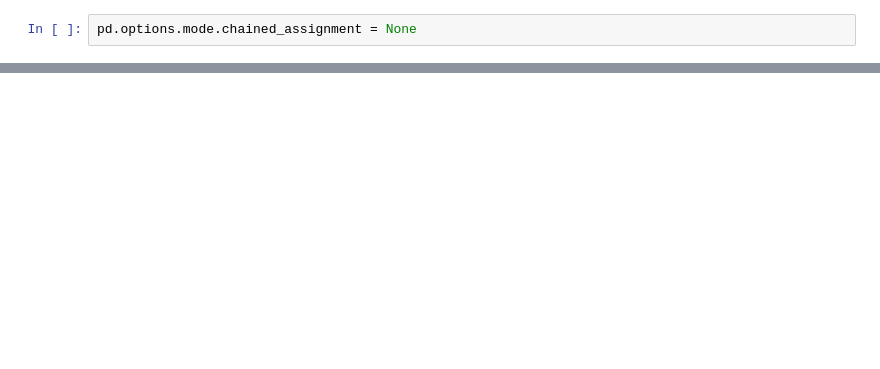
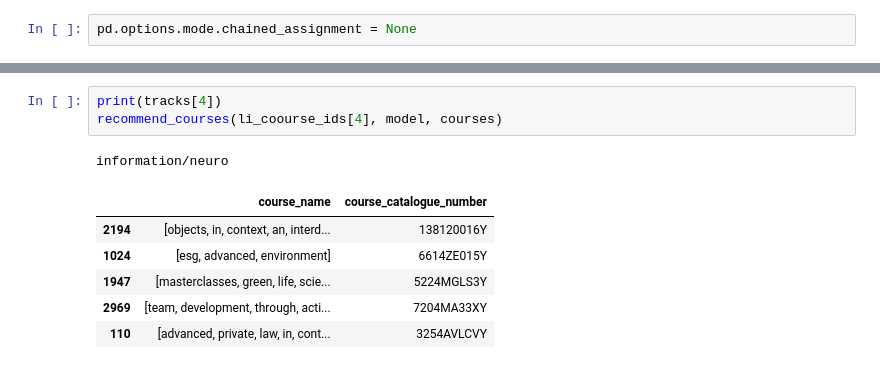
Before and after one commit to adriannazaranska/text_mining_project, a Jupyter notebook: Project_TM.ipynb, the cells around one changed output, grey strips where cells are left out. Drawn from its saved outputs; the diff is of its cells as text; blank space fills up the shorter version.

```diff
--- a/Project_TM.ipynb
+++ b/Project_TM.ipynb
@@ -94,0 +233,11 @@ recommend_courses('900264SCIY')
+# %%
+print(tracks[4])
+recommend_courses(li_coourse_ids[4], model, courses)
+# %% [output]
+information/neuro
+|  | course_name | course_catalogue_number |
+| 2194 | [objects, in, context, an, interd... | 138120016Y |
+| 1024 | [esg, advanced, environment] | 6614ZE015Y |
+| 1947 | [masterclasses, green, life, scie... | 5224MGLS3Y |
+| 2969 | [team, development, through, acti... | 7204MA33XY |
+| 110 | [advanced, private, law, in, cont... | 3254AVLCVY |
```
Also changed, not shown: parts of 49 cells of this notebook.
